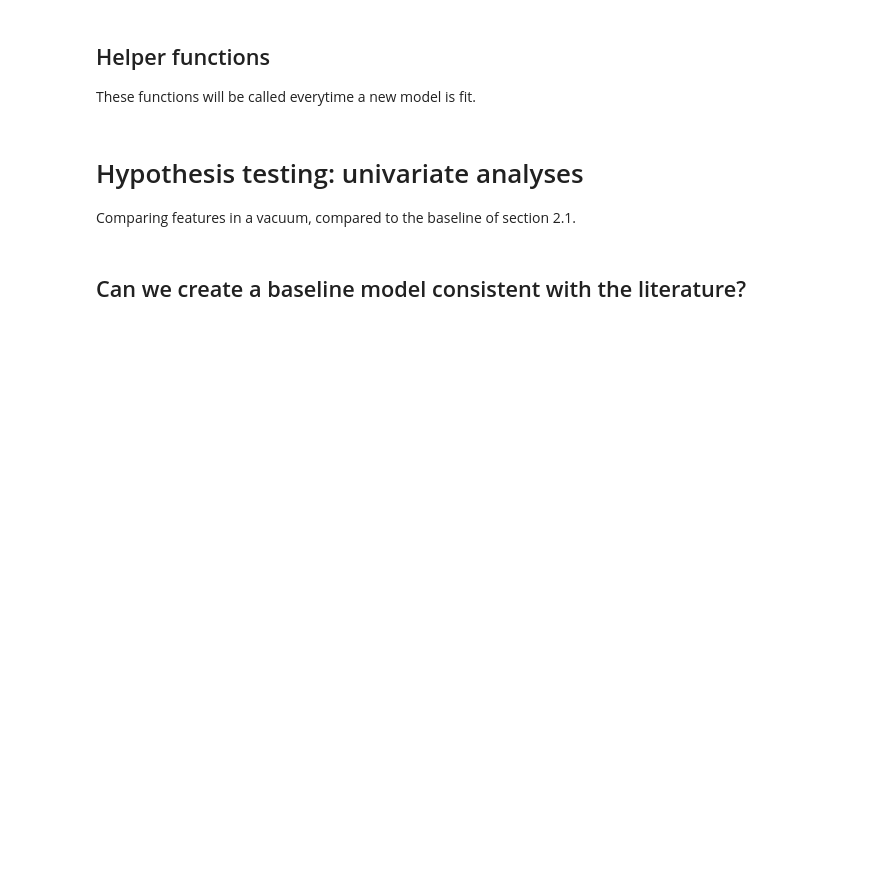
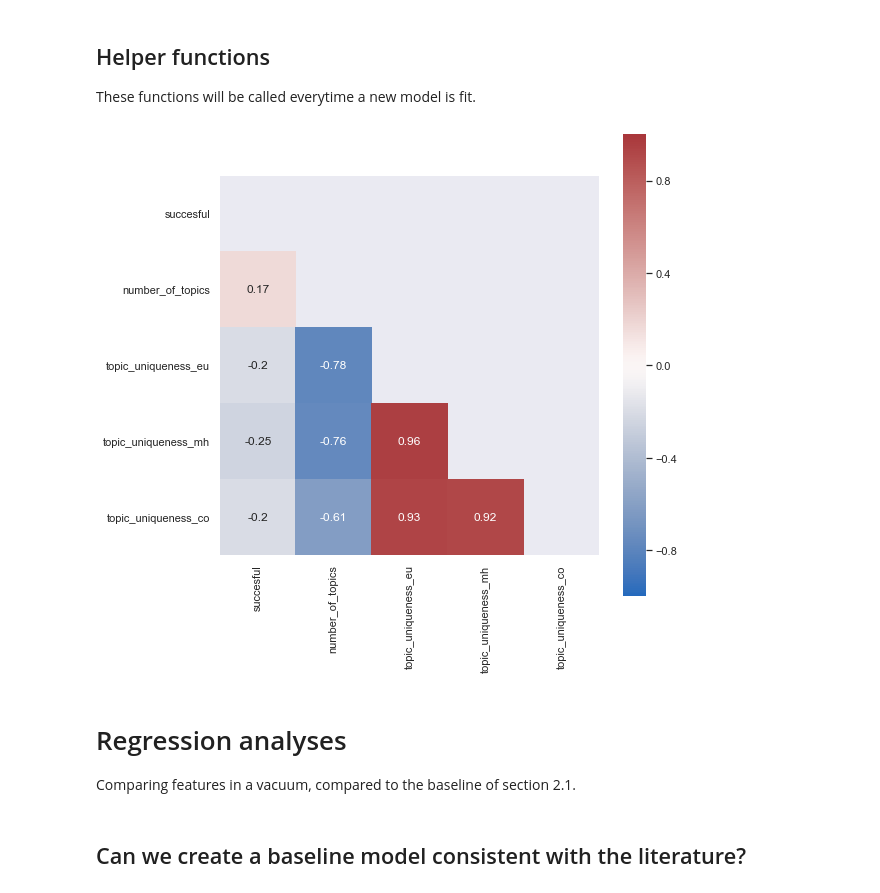
Before and after one commit to RodgervanderHeijden/SBM_Kickstarter, a Jupyter notebook: 4 - regressions.ipynb, the cells around one changed output. Cells and saved outputs as stored; diff of their text form; code cells hidden in the pictures; blank space fills up the shorter version.

```diff
--- a/4 - regressions.ipynb
+++ b/4 - regressions.ipynb
@@ -203 +231,14 @@ These functions will be called everytime a new model is fit.
+# %%
+# Steps to remove redundant values
+
+mask = np.zeros_like(X.corr())
+mask[np.triu_indices_from(mask)] = True
+
+# How to remove redundant correlation
+# <https://stackoverflow.com/questions/33282368/plotting-a-2d-heatmap-with-matplotlib>
+# Correlation matrix
+sns.set(rc={'figure.figsize': (8.5,8.5)})
+sns.heatmap(X.corr().round(2), vmin=-1, vmax=1, square=True, cmap='vlag', annot=True, mask=mask);
+# %% [output]
+[figure, added]
 # %%
@@ -251,7 +294,7 @@ def fit_probit(X, y):
     # Returning the trained model
     return log_reg
 # %% [markdown]
-# Hypothesis testing: univariate analyses
+# Regression analyses
 Comparing features in a vacuum, compared to the baseline of section 2.1.
 # %% [markdown]
 ## Can we create a baseline model consistent with the literature?
```
Also changed, not shown: parts of 85 cells of this notebook.
